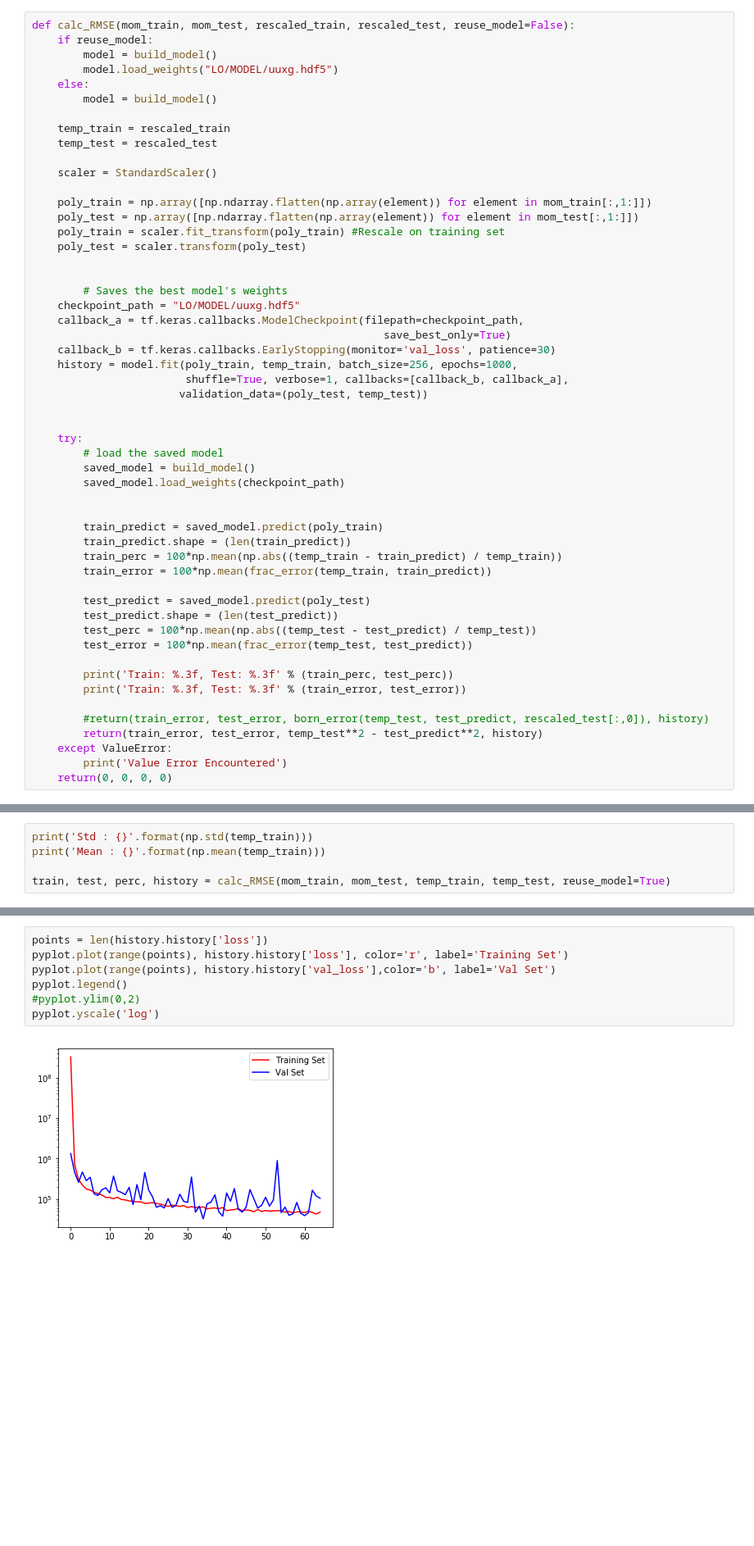
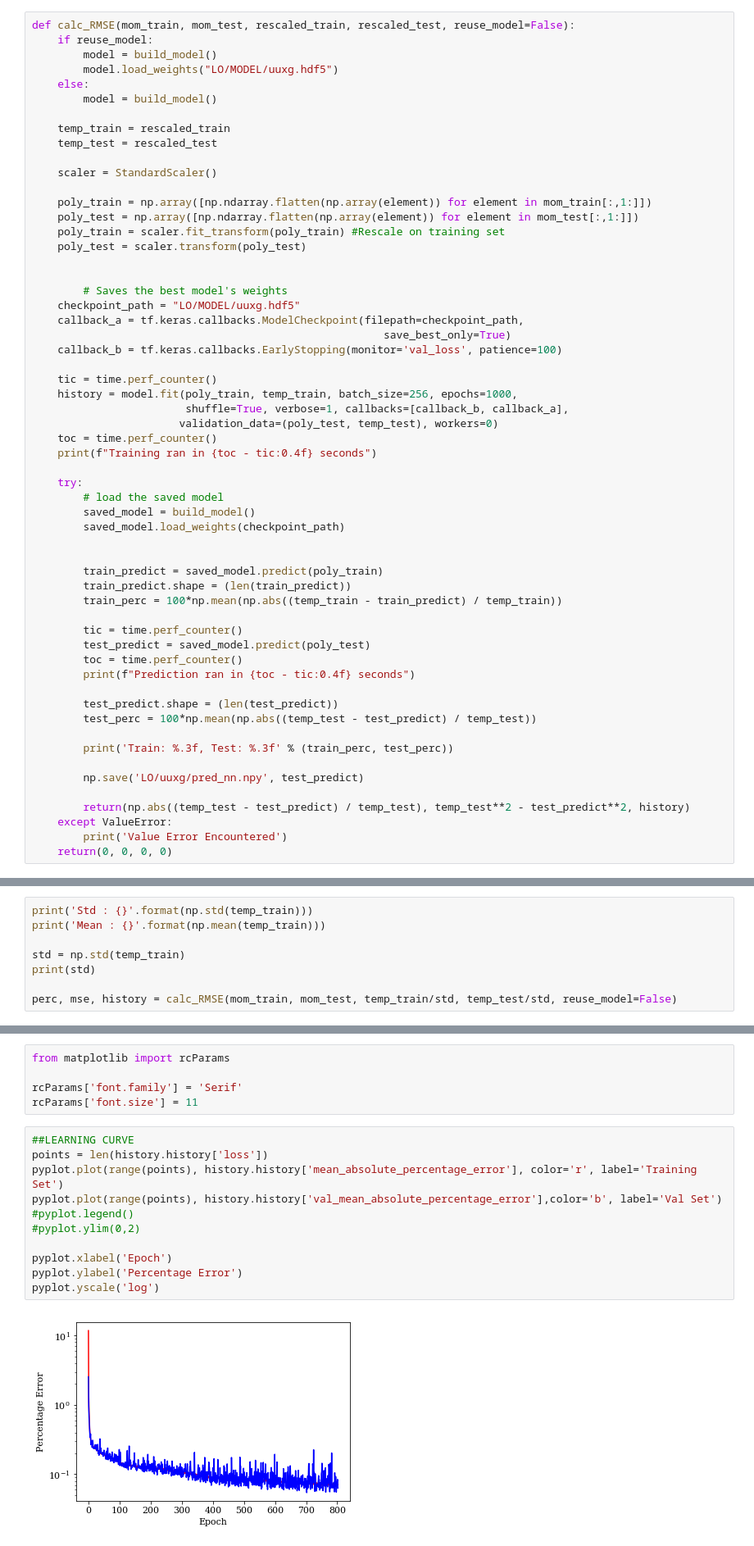
Before and after one commit to miarobin/Level4Project, a Jupyter notebook: NeuralNet.ipynb, the cells around one changed output, grey strips where cells are left out. Shown at 82% size. Cells and saved outputs as stored; diff of their text form; blank space fills up the shorter version.

```diff
--- a/NeuralNet.ipynb
+++ b/NeuralNet.ipynb
@@ -72,11 +54,14 @@ def calc_RMSE(mom_train, mom_test, rescaled_train, rescaled_test, reuse_model=Fa
     checkpoint_path = "LO/MODEL/uuxg.hdf5"
     callback_a = tf.keras.callbacks.ModelCheckpoint(filepath=checkpoint_path,
                                                        save_best_only=True)
-    callback_b = tf.keras.callbacks.EarlyStopping(monitor='val_loss', patience=30)
+    callback_b = tf.keras.callbacks.EarlyStopping(monitor='val_loss', patience=100)
+
+    tic = time.perf_counter()
     history = model.fit(poly_train, temp_train, batch_size=256, epochs=1000,
                         shuffle=True, verbose=1, callbacks=[callback_b, callback_a],
-                       validation_data=(poly_test, temp_test))
-
+                       validation_data=(poly_test, temp_test), workers=0)
+    toc = time.perf_counter()
+    print(f"Training ran in {toc - tic:0.4f} seconds")
 
     try:
         # load the saved model
@@ -87,18 +72,20 @@ def calc_RMSE(mom_train, mom_test, rescaled_train, rescaled_test, reuse_model=Fa
         train_predict = saved_model.predict(poly_train)
         train_predict.shape = (len(train_predict))
         train_perc = 100*np.mean(np.abs((temp_train - train_predict) / temp_train))
-        train_error = 100*np.mean(frac_error(temp_train, train_predict))
 
+        tic = time.perf_counter()
         test_predict = saved_model.predict(poly_test)
+        toc = time.perf_counter()
+        print(f"Prediction ran in {toc - tic:0.4f} seconds")
+
         test_predict.shape = (len(test_predict))
         test_perc = 100*np.mean(np.abs((temp_test - test_predict) / temp_test))
-        test_error = 100*np.mean(frac_error(temp_test, test_predict))
 
         print('Train: %.3f, Test: %.3f' % (train_perc, test_perc))
-        print('Train: %.3f, Test: %.3f' % (train_error, test_error))
 
-        #return(train_error, test_error, born_error(temp_test, test_predict, rescaled_test[:,0]), history)
-        return(train_error, test_error, temp_test**2 - test_predict**2, history)
+        np.save('LO/uuxg/pred_nn.npy', test_predict)
+
+        return(np.abs((temp_test - test_predict) / temp_test), temp_test**2 - test_predict**2, history)
     except ValueError:
         print('Value Error Encountered')
     return(0, 0, 0, 0)
@@ -123,5 +128,8 @@ temp_test = transform(temp_test/std)
 print('Std : {}'.format(np.std(temp_train)))
 print('Mean : {}'.format(np.mean(temp_train)))
 
-train, test, perc, history = calc_RMSE(mom_train, mom_test, temp_train, temp_test, reuse_model=True)
+std = np.std(temp_train)
+print(std)
+
+perc, mse, history = calc_RMSE(mom_train, mom_test, temp_train/std, temp_test/std, reuse_model=False)
 # %% [output]
@@ -157,9 +153,18 @@ print(perc_error)
+# %%
+from matplotlib import rcParams
+
+rcParams['font.family'] = 'Serif'
+rcParams['font.size'] = 11
 # %%
+##LEARNING CURVE
 points = len(history.history['loss'])
-pyplot.plot(range(points), history.history['loss'], color='r', label='Training Set')
-pyplot.plot(range(points), history.history['val_loss'],color='b', label='Val Set')
-pyplot.legend()
+pyplot.plot(range(points), history.history['mean_absolute_percentage_error'], color='r', label='Training Set')
+pyplot.plot(range(points), history.history['val_mean_absolute_percentage_error'],color='b', label='Val Set')
+#pyplot.legend()
 #pyplot.ylim(0,2)
+
+pyplot.xlabel('Epoch')
+pyplot.ylabel('Percentage Error')
 pyplot.yscale('log')
 # %% [output]
-[figure, old version]
+[figure, new version]
```
Also changed, not shown: parts of 16 cells of this notebook, 18 other files.
